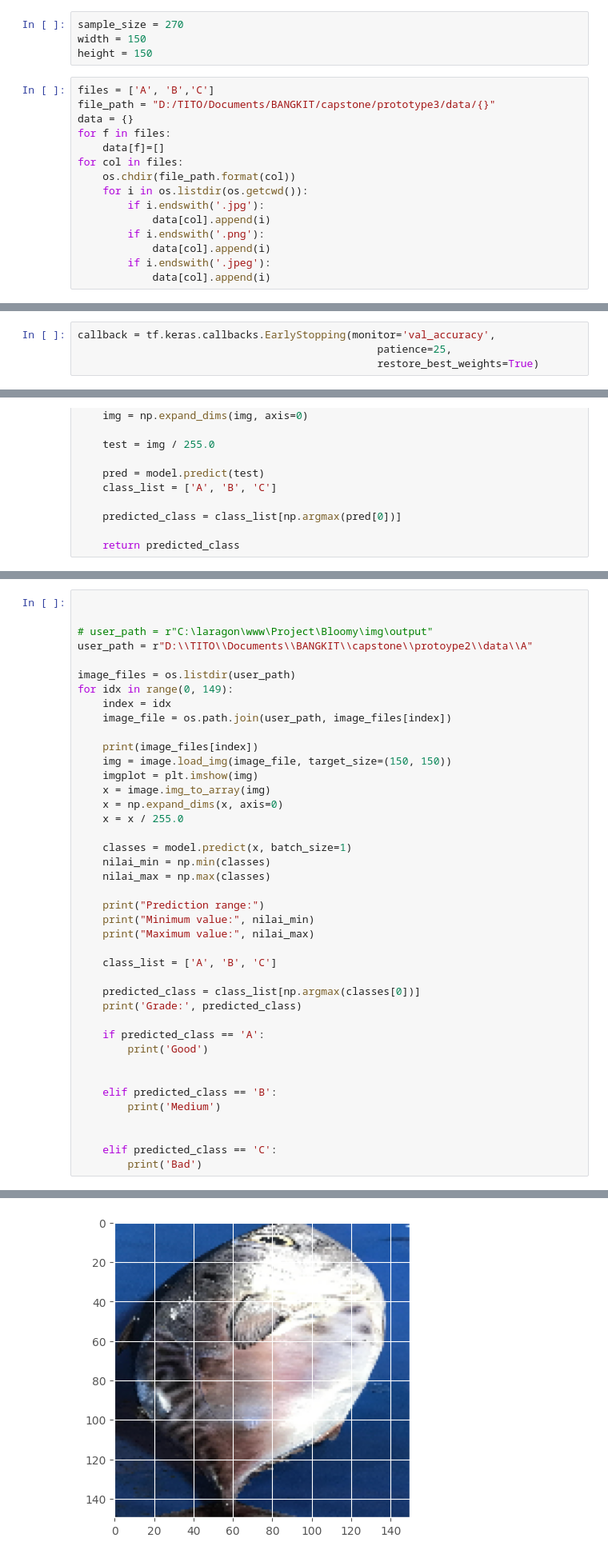
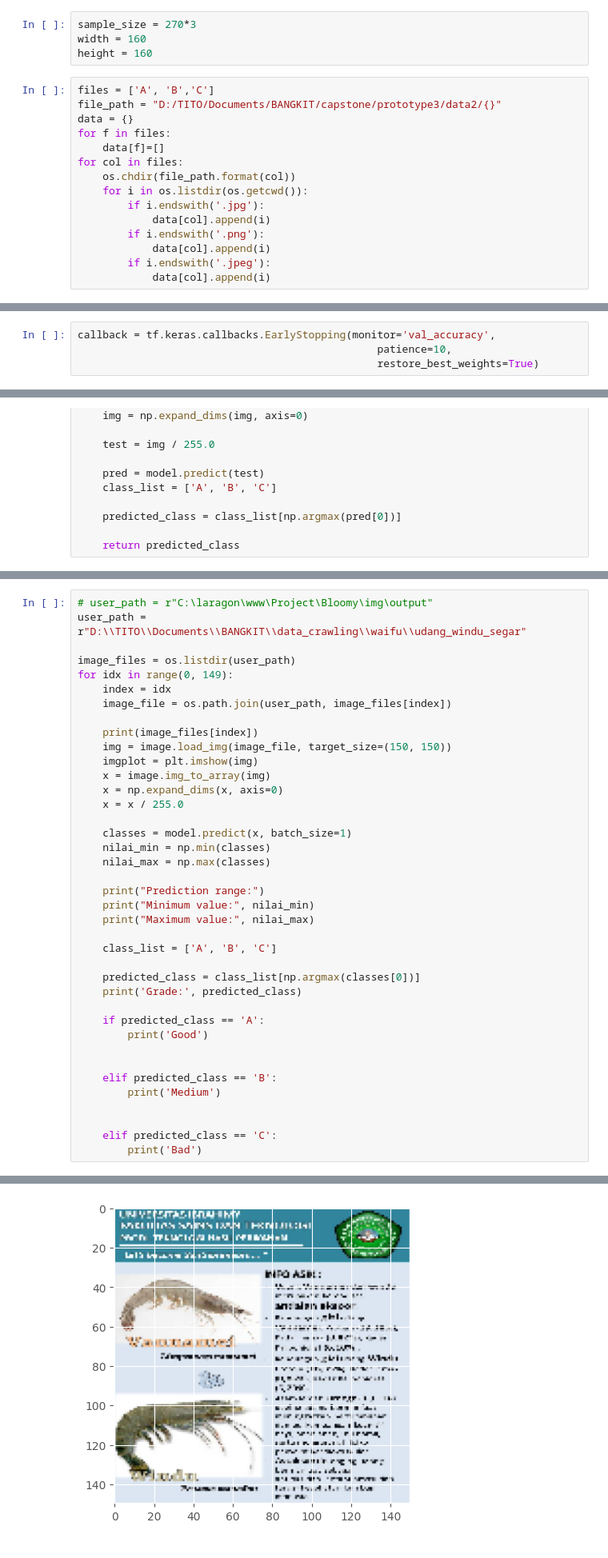
Before and after one commit to Bloomy-Bangkit/bloomy-fishgrading, a Jupyter notebook: shrimpgrading.ipynb, the cells around one changed output, grey strips where cells are left out. Shown at 80% size. Cells and saved outputs as stored; diff of their text form.

```diff
--- a/shrimpgrading.ipynb
+++ b/shrimpgrading.ipynb
@@ -19,12 +19,12 @@ from IPython.display import clear_output
 from sklearn.metrics import confusion_matrix
 from tensorflow.keras.models import load_model
 # %%
-sample_size = 270
-width = 150
-height = 150
+sample_size = 270*3
+width = 160
+height = 160
 # %%
 files = ['A', 'B','C']
-file_path = "D:/TITO/Documents/BANGKIT/capstone/prototype3/data/{}"
+file_path = "D:/TITO/Documents/BANGKIT/capstone/prototype3/data2/{}"
 data = {}
 for f in files:
     data[f]=[]
@@ -160,7 +161,7 @@ model = models.Sequential([
 ])
 # %%
 callback = tf.keras.callbacks.EarlyStopping(monitor='val_accuracy',
-                                                patience=25,
+                                                patience=10,
                                                 restore_best_weights=True)
 # %%
 # model.compile(tf.keras.optimizers.Adam(learning_rate=0.0001),
@@ -456,8 +474,6 @@ plt.show()
 # %%
-
-
 # user_path = r"C:\laragon\www\Project\Bloomy\img\output"
-user_path = r"D:\\TITO\\Documents\\BANGKIT\\capstone\\protoype2\\data\\A"
+user_path = r"D:\\TITO\\Documents\\BANGKIT\\data_crawling\\waifu\\udang_windu_segar"
 
 image_files = os.listdir(user_path)
 for idx in range(0, 149):
@@ -515,4 +531,4 @@ Bad
-[figure, old version]
+[figure, new version]
 # %%
 # file_location = 'D:\\Users\\Andra\Documents\\Bloomy\\prototype\\fish_grading.h5'
 # file_location = 'C:\laragon\www\Project\Bloomy\model\\fishgrading.h5'
```
Also changed, not shown: parts of 20 cells of this notebook, 2 other files.
